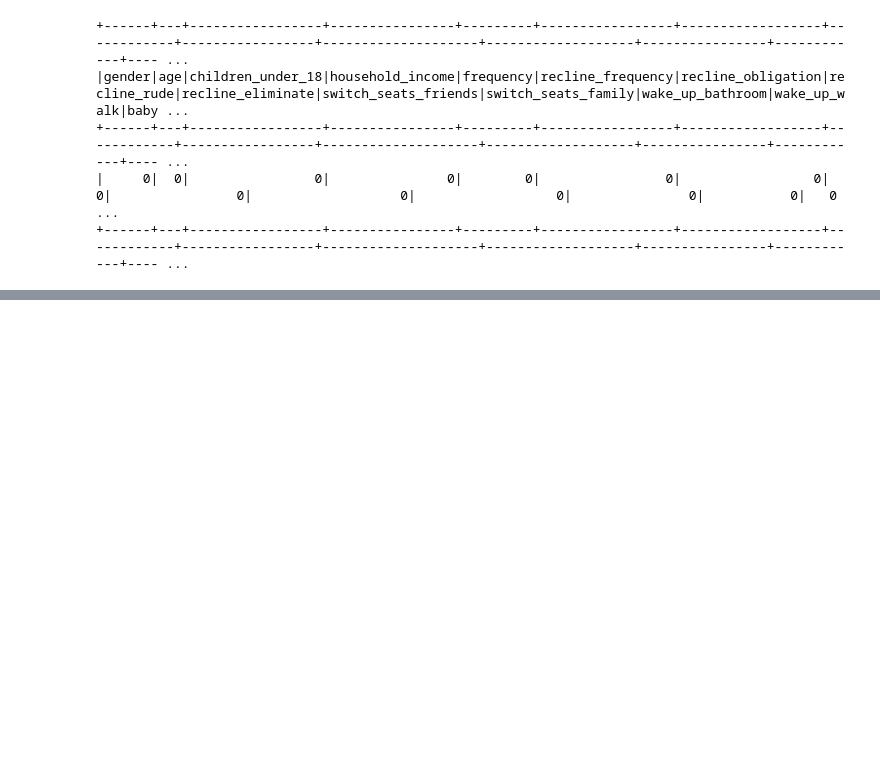
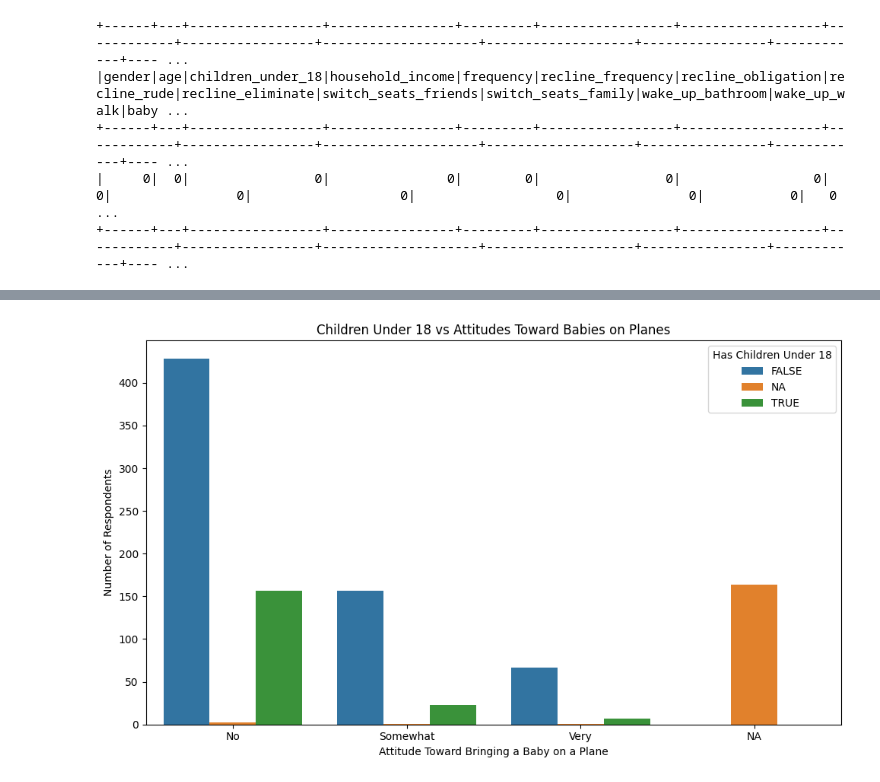
Before and after one commit to Heemantbudhathoki/Big-data-science, a Jupyter notebook: Analysis_of_Flying_Etiquette.ipynb, the cells around one changed output, grey strips where cells are left out. Cells and saved outputs as stored; diff of their text form; code cells hidden in the pictures; blank space fills up the shorter version.

```diff
--- a/Analysis_of_Flying_Etiquette.ipynb
+++ b/Analysis_of_Flying_Etiquette.ipynb
@@ -101,3 +129,6 @@ null_counts.show()
 +------+---+-----------------+----------------+---------+-----------------+------------------+------------+-----------------+--------------------+-------------------+----------------+------------+---- ...
 |     0|  0|                0|               0|        0|                0|                 0|           0|                0|                   0|                  0|               0|           0|   0 ...
 +------+---+-----------------+----------------+---------+-----------------+------------------+------------+-----------------+--------------------+-------------------+----------------+------------+---- ...
+# %%
+df_clean = spark_data.dropna(subset=["children_under_18", "baby"])
+df_clean.show(2)
@@ -103,0 +143,9 @@ null_counts.show()
+# %%
+cross_tab = (
+    df_clean
+    .groupBy("children_under_18", "baby")
+    .count()
+    .orderBy("children_under_18", "baby")
+)
+
+cross_tab.show()
@@ -103,0 +167,24 @@ null_counts.show()
+# %%
+pdf = cross_tab.toPandas()
+# %%
+import matplotlib.pyplot as plt
+import seaborn as sns
+
+plt.figure(figsize=(10, 6))
+
+sns.barplot(
+    data=pdf,
+    x="baby",
+    y="count",
+    hue="children_under_18"
+)
+
+plt.xlabel("Attitude Toward Bringing a Baby on a Plane")
+plt.ylabel("Number of Respondents")
+plt.title("Children Under 18 vs Attitudes Toward Babies on Planes")
+plt.legend(title="Has Children Under 18")
+
+plt.tight_layout()
+plt.show()
+# %% [output]
+[figure, added]
```
Also changed, not shown: parts of 17 cells of this notebook.
